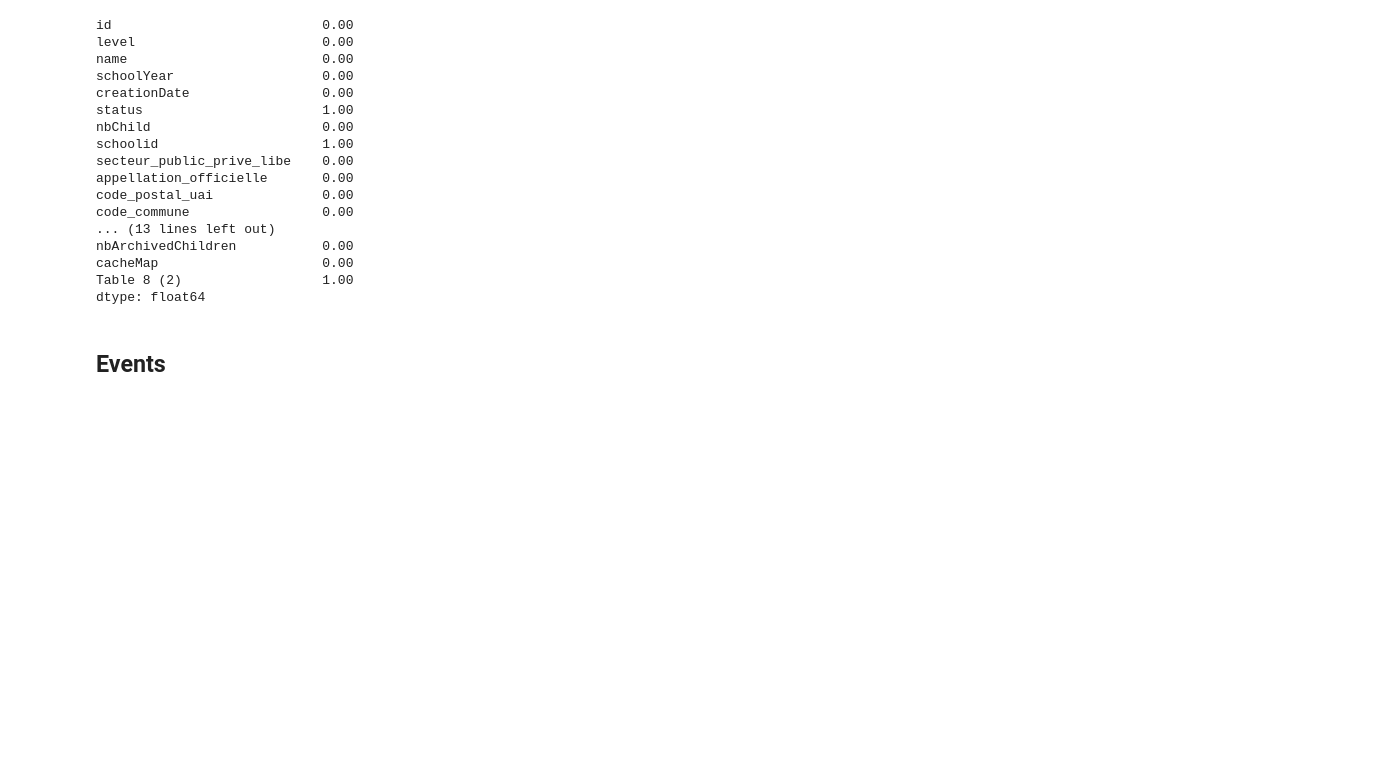
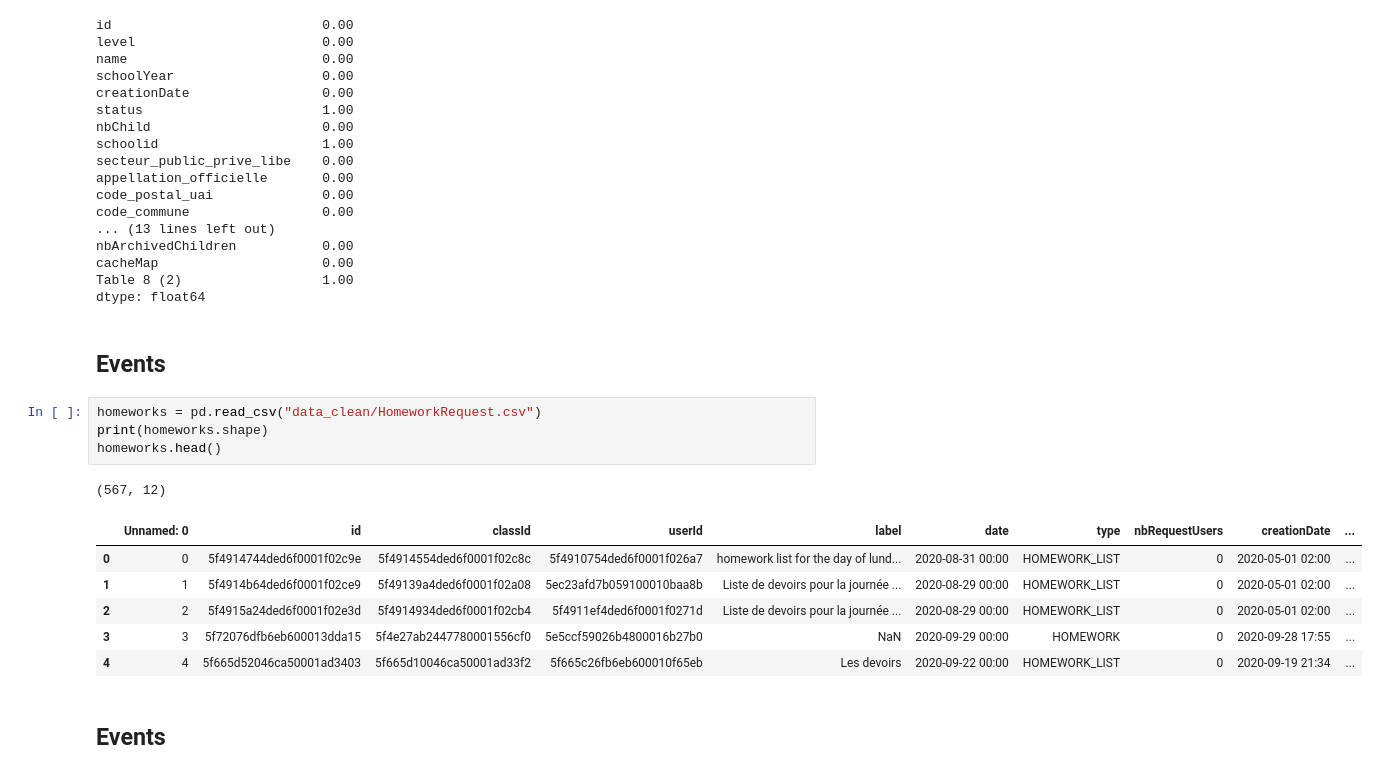
Before and after one commit to leo-cavalcante/feamzy-dashboard-ironhack-final-project, a Jupyter notebook: Data Exploration.ipynb, the cells around one changed output. Saved outputs shown, nothing was run; the diff lists cells and outputs as text; blank space fills up the shorter version.

```diff
--- a/Data Exploration.ipynb
+++ b/Data Exploration.ipynb
@@ -151,6 +151,20 @@ nbArchivedChildren           0.00
 cacheMap                     0.00
 Table 8 (2)                  1.00
 dtype: float64
+# %% [markdown]
+## Events
+# %%
+homeworks = pd.read_csv("data_clean/HomeworkRequest.csv")
+print(homeworks.shape)
+homeworks.head()
+# %% [output]
+(567, 12)
+|  | Unnamed: 0 | id | classId | userId | label | date | type | nbRequestUsers | creationDate | ... |
+| 0 | 0 | 5f4914744ded6f0001f02c9e | 5f4914554ded6f0001f02c8c | 5f4910754ded6f0001f026a7 | homework list for the day of lund... | 2020-08-31 00:00 | HOMEWORK_LIST | 0 | 2020-05-01 02:00 | ... |
+| 1 | 1 | 5f4914b64ded6f0001f02ce9 | 5f49139a4ded6f0001f02a08 | 5ec23afd7b059100010baa8b | Liste de devoirs pour la journée ... | 2020-08-29 00:00 | HOMEWORK_LIST | 0 | 2020-05-01 02:00 | ... |
+| 2 | 2 | 5f4915a24ded6f0001f02e3d | 5f4914934ded6f0001f02cb4 | 5f4911ef4ded6f0001f0271d | Liste de devoirs pour la journée ... | 2020-08-29 00:00 | HOMEWORK_LIST | 0 | 2020-05-01 02:00 | ... |
+| 3 | 3 | 5f72076dfb6eb600013dda15 | 5f4e27ab2447780001556cf0 | 5e5ccf59026b4800016b27b0 | NaN | 2020-09-29 00:00 | HOMEWORK | 0 | 2020-09-28 17:55 | ... |
+| 4 | 4 | 5f665d52046ca50001ad3403 | 5f665d10046ca50001ad33f2 | 5f665c26fb6eb600010f65eb | Les devoirs | 2020-09-22 00:00 | HOMEWORK_LIST | 0 | 2020-09-19 21:34 | ... |
 # %% [markdown]
 ## Events
 # %%
```
Also changed, not shown: parts of 4 cells of this notebook, 2 other files.
